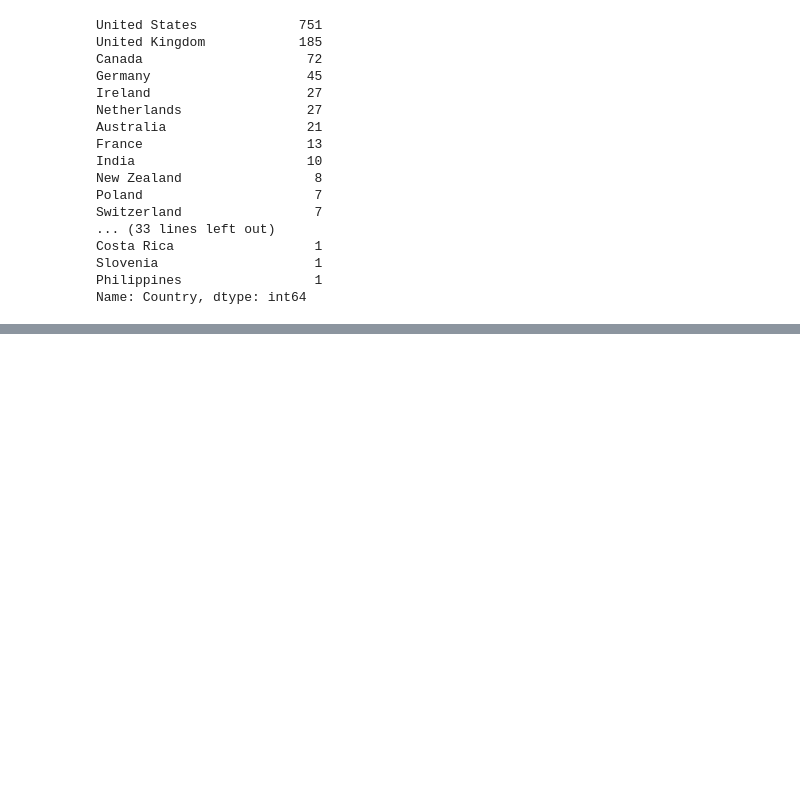
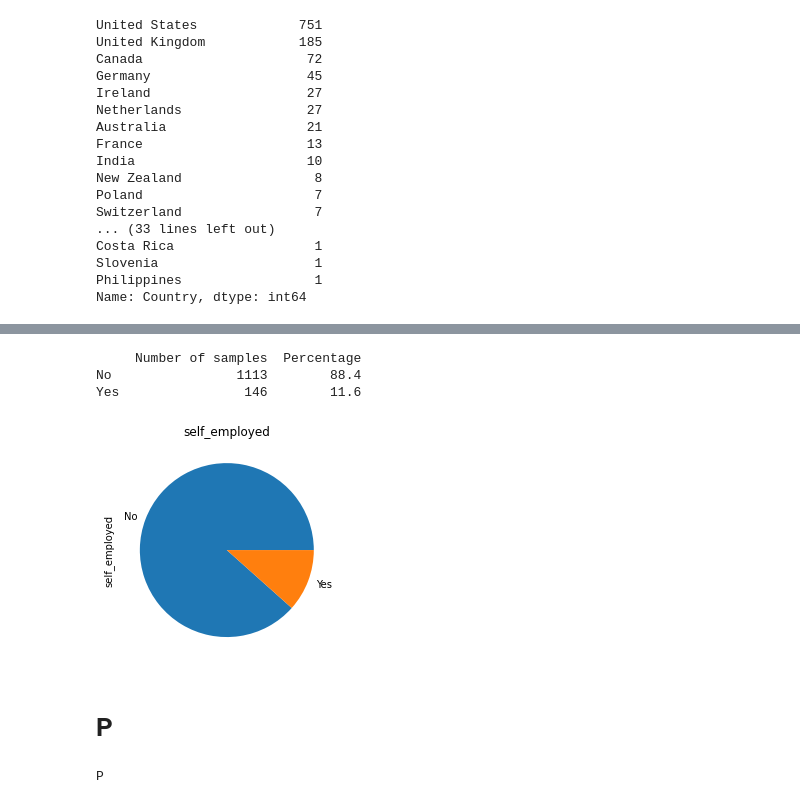
Before and after one commit to koriisabellaa/mental-health-predict, a Jupyter notebook: Mental_Health_in_Tech_Survey.ipynb, the cells around one changed output, grey strips where cells are left out. Drawn from its saved outputs; the diff is of its cells as text; code cells hidden in the pictures; blank space fills up the shorter version.

```diff
--- a/Mental_Health_in_Tech_Survey.ipynb
+++ b/Mental_Health_in_Tech_Survey.ipynb
@@ -270,0 +355,20 @@ df.head()
+# %%
+# self_employed column
+
+feature = categorical_features[1]
+count = df[feature].value_counts()
+percent = 100*df[feature].value_counts(normalize=True)
+se = pd.DataFrame({'Number of samples':count, 'Percentage':percent.round(1)})
+print(se)
+count.plot(kind='pie', title=feature);
+# %% [output]
+     Number of samples  Percentage
+No                1113        88.4
+Yes                146        11.6
+[figure, added]
+# %% [markdown]
+# P
+# %%
+print("P")
+# %% [output]
+P
```
Also changed, not shown: parts of 14 cells of this notebook.
